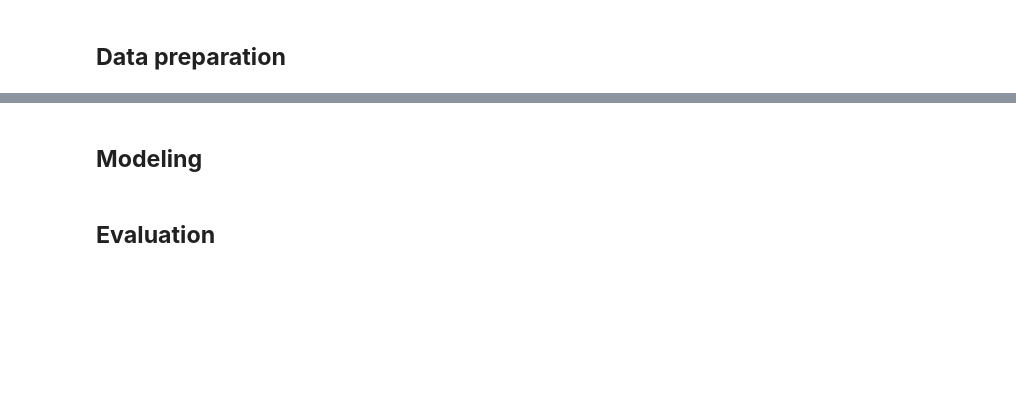
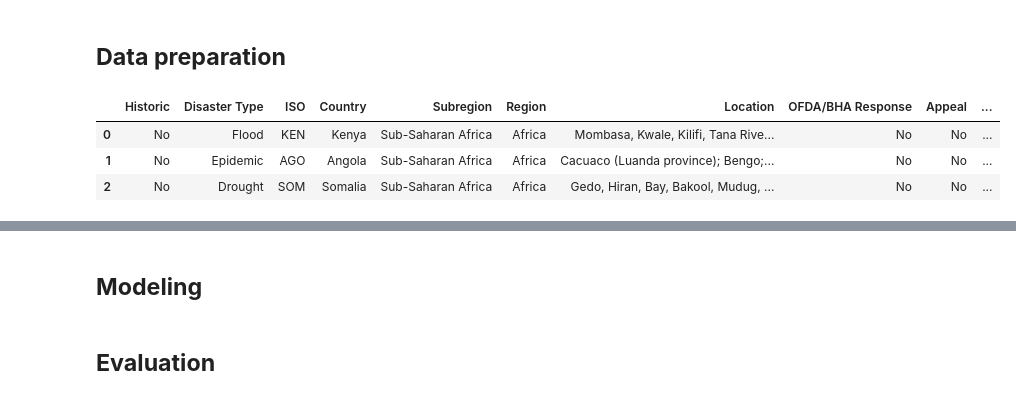
Before and after one commit to abelkk/Africa-Disaster-Impact-Predictor, a Jupyter notebook: noteboooks/app.ipynb, the cells around one changed output, grey strips where cells are left out. Saved outputs shown, nothing was run; the diff lists cells and outputs as text; code cells hidden in the pictures; blank space fills up the shorter version.

```diff
--- a/noteboooks/app.ipynb
+++ b/noteboooks/app.ipynb
@@ -310,2 +317,9 @@ plt.show()
 # %% [markdown]
 ## **Data preparation**
+# %%
+df_2.head(3)
+# %% [output]
+|  | Historic | Disaster Type | ISO | Country | Subregion | Region | Location | OFDA/BHA Response | Appeal | ... |
+| 0 | No | Flood | KEN | Kenya | Sub-Saharan Africa | Africa | Mombasa, Kwale, Kilifi, Tana Rive... | No | No | ... |
+| 1 | No | Epidemic | AGO | Angola | Sub-Saharan Africa | Africa | Cacuaco (Luanda province); Bengo;... | No | No | ... |
+| 2 | No | Drought | SOM | Somalia | Sub-Saharan Africa | Africa | Gedo, Hiran, Bay, Bakool, Mudug, ... | No | No | ... |
```
Also changed, not shown: parts of 21 cells of this notebook.
